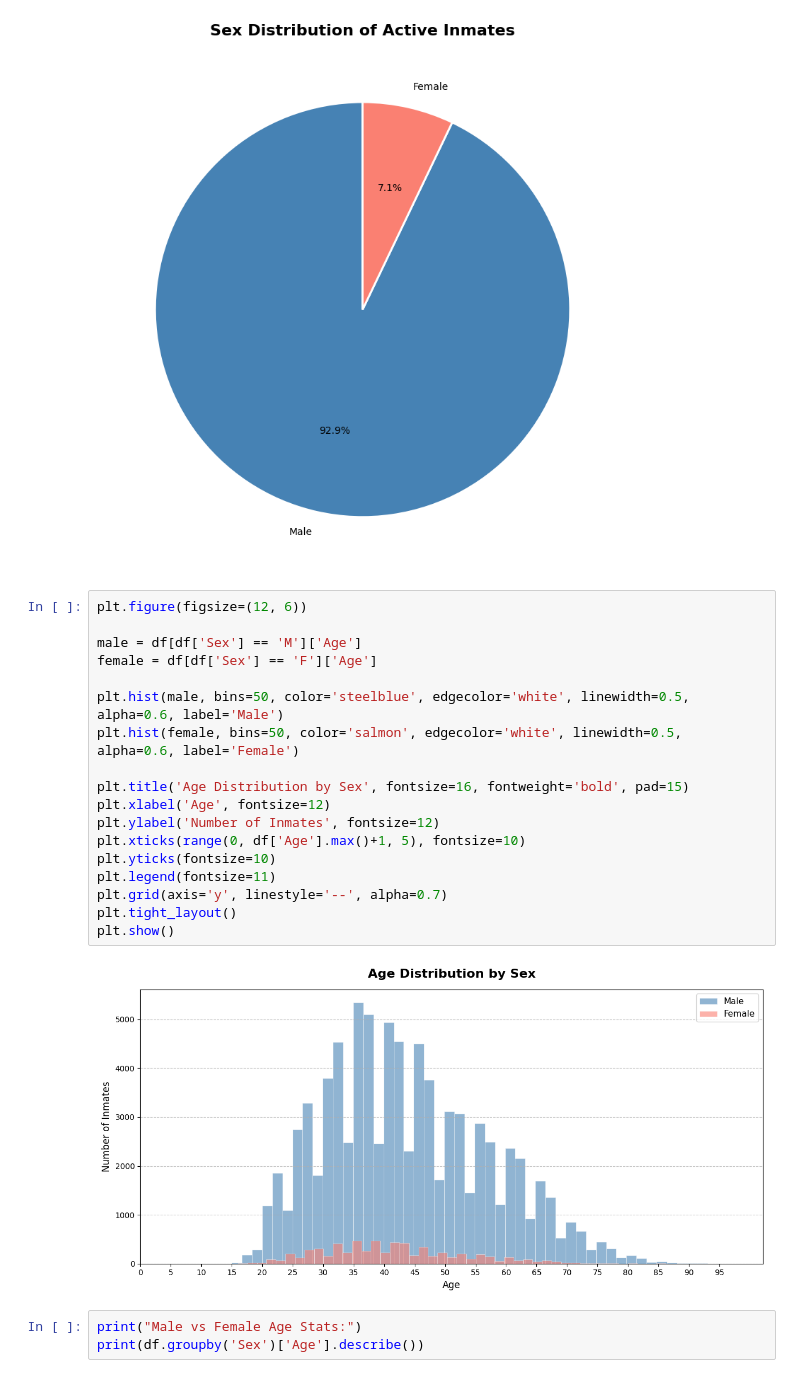
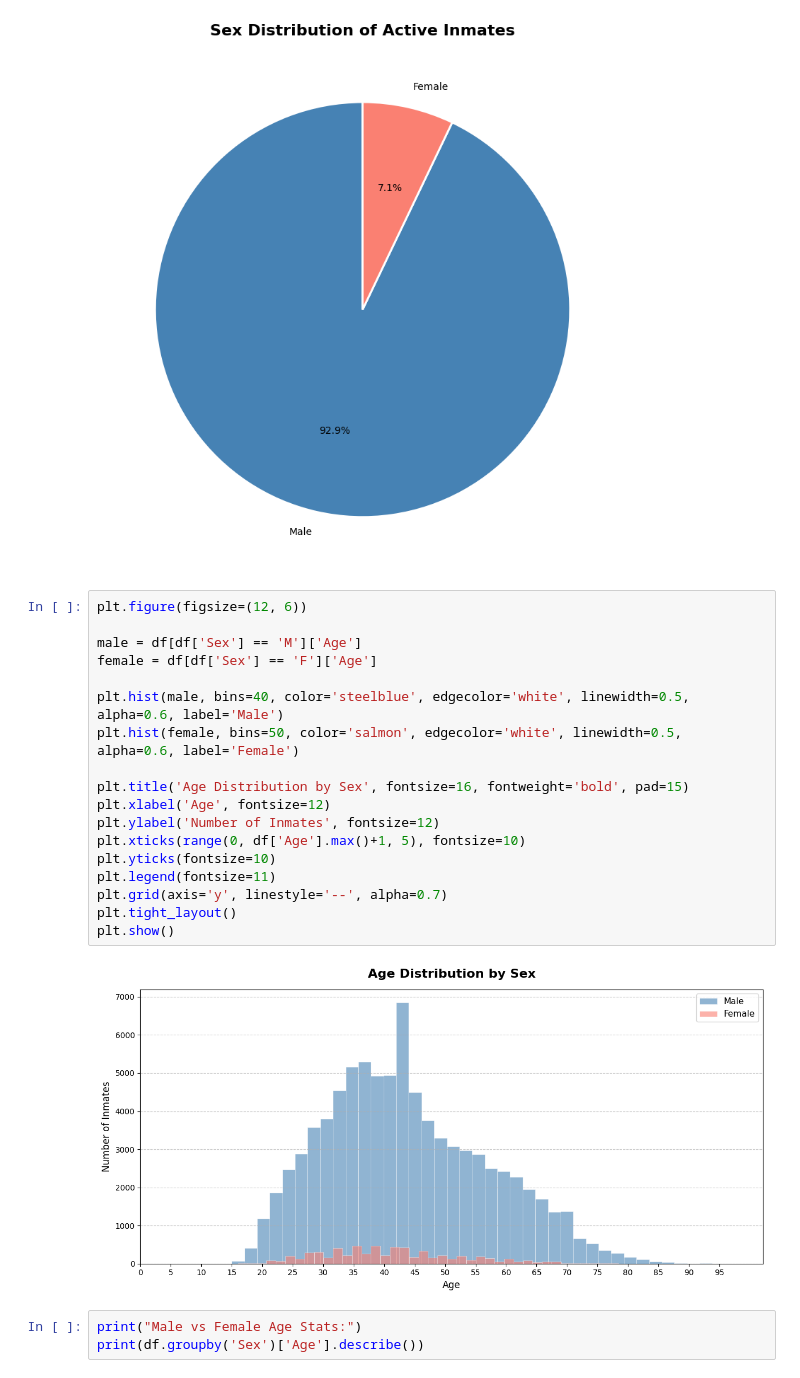
Before and after one commit to zkhechadoorian/florida_department_of_corrections_analytics, a Jupyter notebook: scripts/eda.ipynb, the cells around one changed output. Saved outputs shown, nothing was run; the diff lists cells and outputs as text.

```diff
--- a/scripts/eda.ipynb
+++ b/scripts/eda.ipynb
@@ -144,23 +144,23 @@ plt.show()
 # %%
 plt.figure(figsize=(12, 6))
 
 male = df[df['Sex'] == 'M']['Age']
 female = df[df['Sex'] == 'F']['Age']
 
-plt.hist(male, bins=50, color='steelblue', edgecolor='white', linewidth=0.5, alpha=0.6, label='Male')
+plt.hist(male, bins=40, color='steelblue', edgecolor='white', linewidth=0.5, alpha=0.6, label='Male')
 plt.hist(female, bins=50, color='salmon', edgecolor='white', linewidth=0.5, alpha=0.6, label='Female')
 
 plt.title('Age Distribution by Sex', fontsize=16, fontweight='bold', pad=15)
 plt.xlabel('Age', fontsize=12)
 plt.ylabel('Number of Inmates', fontsize=12)
 plt.xticks(range(0, df['Age'].max()+1, 5), fontsize=10)
 plt.yticks(fontsize=10)
 plt.legend(fontsize=11)
 plt.grid(axis='y', linestyle='--', alpha=0.7)
 plt.tight_layout()
 plt.show()
 # %% [output]
-[figure, old version]
+[figure, new version]
 # %%
 print("Male vs Female Age Stats:")
 print(df.groupby('Sex')['Age'].describe())
```
